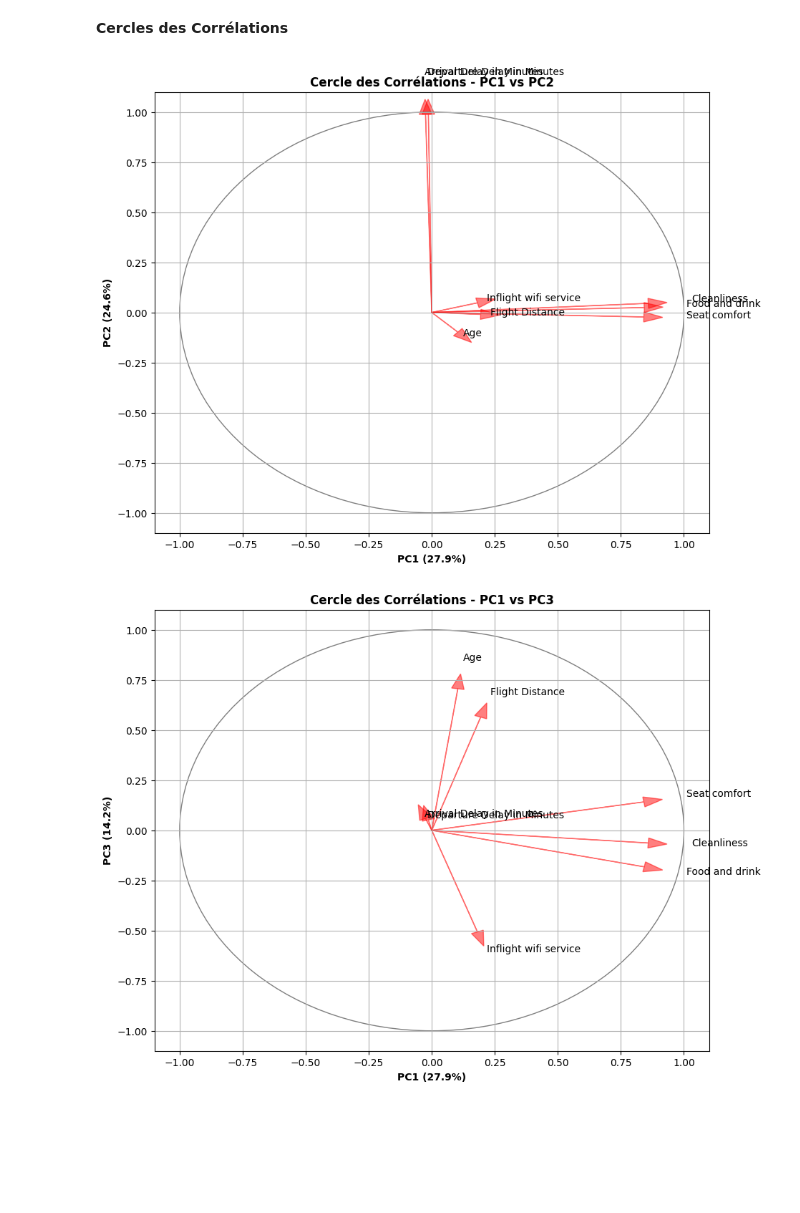
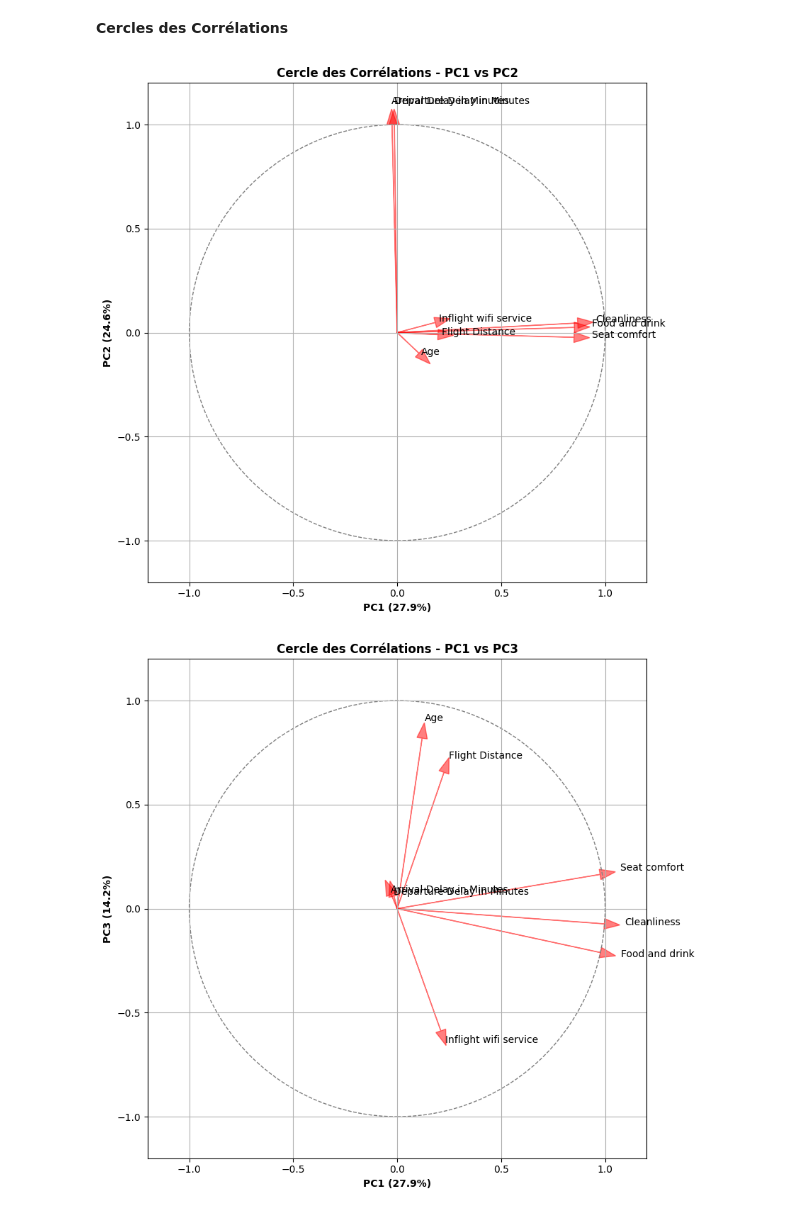
Before and after one commit to Mahdi-toumi/Airline-Customer-Data-Analysis, a Jupyter notebook: Non supervise/ProjetAnalyseDeDonnees.ipynb, the cells around one changed output. Drawn from its saved outputs; the diff is of its cells as text; code cells hidden in the pictures; blank space fills up the shorter version.

```diff
--- a/Non supervise/ProjetAnalyseDeDonnees.ipynb
+++ b/Non supervise/ProjetAnalyseDeDonnees.ipynb
@@ -611,58 +735,86 @@ plt.show()
 # %% [markdown]
 **Cercles des Corrélations**
 # %%
+import numpy as np
+import matplotlib.pyplot as plt
+
 # Fonction générique pour le cercle des corrélations
-def plot_correlation_circle(components, x_idx=0, y_idx=1, title=""):
+def plot_correlation_circle(components, quant_vars, x_idx=0, y_idx=1, title=""):
+    # Normaliser les coordonnées pour que les flèches restent dans le cercle
+    norms = np.sqrt(components[:, x_idx]**2 + components[:, y_idx]**2)
+    components_normalized = components / norms.max()  # Redimensionner pour ne pas dépasser le cercle
+
+    # Création du graphique
     plt.figure(figsize=(10, 8))
+
     for i, var in enumerate(quant_vars):
+        # Tracer les flèches avec des coordonnées normalisées
         plt.arrow(0, 0,
-                  components[i, x_idx],
-                  components[i, y_idx],
+                  components_normalized[i, x_idx],
+                  components_normalized[i, y_idx],
                   head_width=0.05,
                   color='red',
                   alpha=0.5)
-        plt.text(components[i, x_idx] * 1.2,
-                 components[i, y_idx] * 1.2,
+        # Ajouter les labels des variables
+        plt.text(components_normalized[i, x_idx] * 1.1,
+                 components_normalized[i, y_idx] * 1.1,
                  var,
                  color='black',
                  fontsize=10)
 
+    # Labels des axes avec les pourcentages de variance expliquée
     plt.xlabel(f"PC{x_idx+1} ({pca.explained_variance_ratio_[x_idx]*100:.1f}%)", fontweight='bold')
     plt.ylabel(f"PC{y_idx+1} ({pca.explained_variance_ratio_[y_idx]*100:.1f}%)", fontweight='bold')
     plt.title(title, fontweight='bold')
+
+    # Ajouter le cercle
+    circle = plt.Circle((0, 0), 1, color='gray', fill=False, linestyle='--')
+    plt.gca().add_artist(circle)
+
+    # Ajuster la vue
+    plt.xlim(-1.2, 1.2)
+    plt.ylim(-1.2, 1.2)
     plt.grid()
-    plt.xlim(-1.1, 1.1)
-    plt.ylim(-1.1, 1.1)
-    circle = plt.Circle((0, 0), 1, color='gray', fill=False)
-    plt.gca().add_artist(circle)
+    plt.gca().set_aspect('equal', adjustable='box')  # Pour que le cercle ne soit pas déformé
+    plt.tight_layout()
     plt.show()
 
 # Calcul des composantes pour le cercle (loadings normalisés)
-loadings = pca.components_.T * np.sqrt(pca.explained_variance_)
+loadings = pca.components_.T * np.sqrt(pca.explained_variance_ratio_)
+
+# Variables quantitatives (assumes they exist in your dataset)
+quant_vars = [
+    'Age', 'Flight Distance', 'Departure Delay in Minutes',
+    'Arrival Delay in Minutes', 'Inflight wifi service',
+    'Food and drink', 'Seat comfort', 'Cleanliness'
+]
 
 # Cercle PC1-PC2
 plot_correlation_circle(
     loadings,
+    quant_vars,
     x_idx=0,
     y_idx=1,
     title="Cercle des Corrélations - PC1 vs PC2"
 )
 
 # Cercle PC1-PC3
 plot_correlation_circle(
     loadings,
+    quant_vars,
     x_idx=0,
     y_idx=2,
     title="Cercle des Corrélations - PC1 vs PC3"
 )
 
-# Cercle PC1-PC3
+# Cercle PC2-PC3
 plot_correlation_circle(
     loadings,
+    quant_vars,
     x_idx=1,
     y_idx=2,
     title="Cercle des Corrélations - PC2 vs PC3"
 )
 # %% [output]
-[figure, old version]
+[figure, new version]
-[figure, old version]
+[figure, new version]
```
Also changed, not shown: parts of 44 cells of this notebook.
